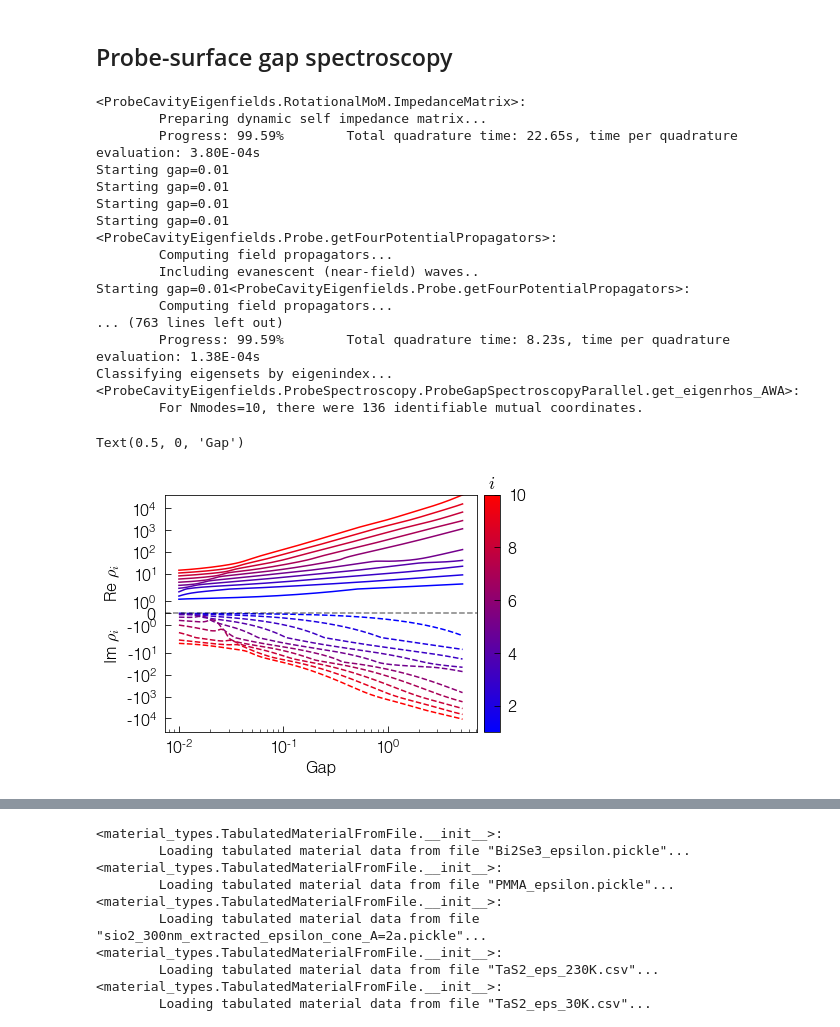
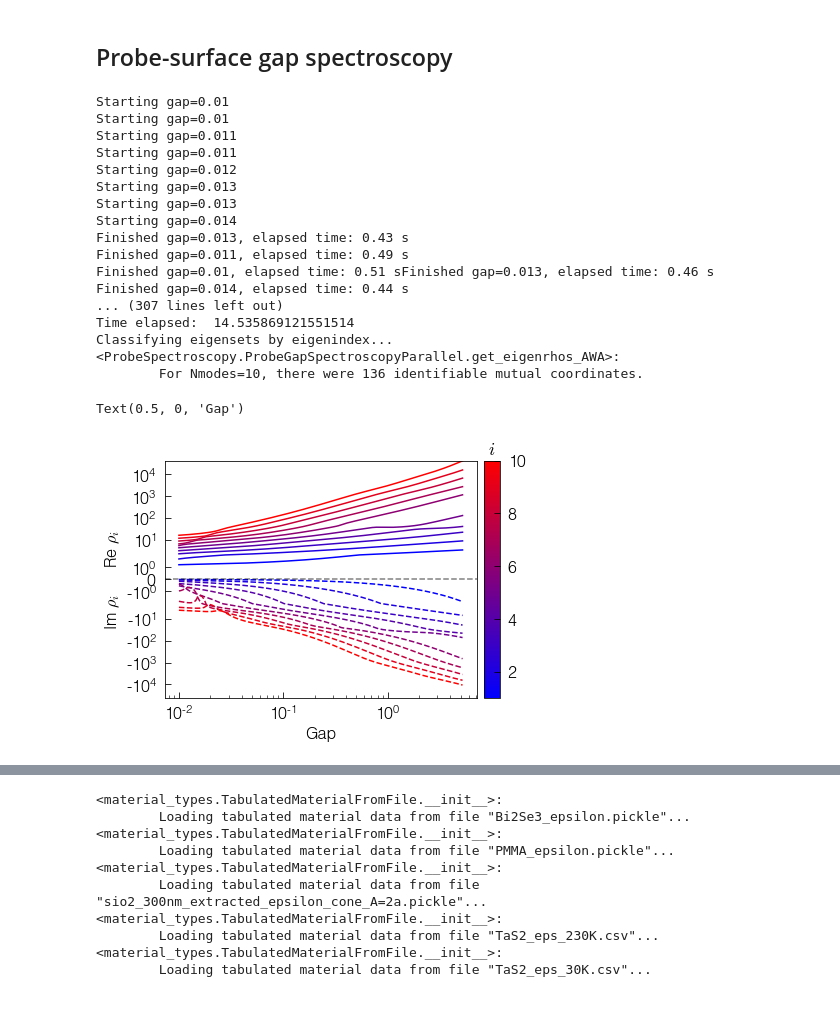
Before and after one commit to asmcleod/ProbeCavityEigenfields, a Jupyter notebook: Notebooks/Examples/PCE Demonstration.ipynb, the cells around one changed output, grey strips where cells are left out. Drawn from its saved outputs; the diff is of its cells as text; code cells hidden in the pictures.

```diff
--- a/Notebooks/Examples/PCE Demonstration.ipynb
+++ b/Notebooks/Examples/PCE Demonstration.ipynb
@@ -399,20 +392,18 @@ def model_func(ws,params):
 from common import numerical_recipes as numrec
 # %%
 #--- Fit this pole
-n=4
-P=1/rhos[n]
+n=0
+X=1/rhos[n]
 
 #--- Initial guess
 params0=[.3]
-for w1 in np.logspace(0,2,20)*.0003:
+for w1 in np.logspace(0,2,10)*.0003:
     params0+=[.05,w1,w1/3]
 
 #--- Nonlinear least-squares (scipy.optimize.leastsq = Levenberg-Marquardt algo.)
-n=0
-P=1/rhos[n] #Fit this pole
-result=numrec.ParameterFit(freqs,P,model_func,params0,\
+result=numrec.ParameterFit(freqs,X,model_func,params0,\
                          limits=None,relative_error=False,\
-                         verbose=False,error_exp=3,
+                         verbose=False,error_exp=4,
                           ftol=1.49012e-12)[0]
 # %%
 #--- Compare model pole to actual
@@ -443,16 +433,0 @@ Ptest.imag.plot(color='b',ls='--')
-# %%
-#--- Fit this pole
-n=4
-P=1/rhos[n]
-
-#--- Initial guess
-#params0=[.3]
-#for w1 in np.linspace(.001,.005,20):
-#    params0+=[.05,w1,.001/3]
-params0=params
-
-#--- Nonlinear least-squares (scipy.optimize.leastsq = Levenberg-Marquardt algo.)
-params=numrec.ParameterFit(freqs,P,model_func,params0,\
-                         limits=None,relative_error=False,\
-                         verbose=False,error_exp=1,
-                          ftol=1.49012e-15)[0]
@@ -485,30 +530,40 @@ Ptest.imag.plot(color='b',ls='--')
 # %% [markdown]
 ## Probe-surface gap spectroscopy
+# %%
+#--- Define function that will run our spectroscopy
+# Make it auto-pickling so that subsequent `get..` calls reload rather than recompute the result
+
+gaps = np.logspace(-2,1,150)
+
+@misc.autopickle('ProbeGapSpectroscopy_taper=%i.pickle'%taper_angle)
+def getGapSpectroscopy(P, gaps=gaps):
+
+    return P.gapSpectroscopy(gaps,Nkappas=244*4,Nmodes=20,
+                                        recompute=True)
 # %%
-GapSpectroscopy = P.gapSpectroscopy(gaps=np.logspace(-2,1,150),Nkappas=244*4,Nmodes=20,
-                                    recompute=True)
+GapSpectroscopy = getGapSpectroscopy(P,recompute=True)
 GapSpectroscopy.plot_eigenrhos()
 plt.gcf().axes[0].set_xlabel('Gap')
 # %% [output]
-<ProbeCavityEigenfields.RotationalMoM.ImpedanceMatrix>:
-        Preparing dynamic self impedance matrix...
-        Progress: 99.59%        Total quadrature time: 22.65s, time per quadrature evaluation: 3.80E-04s
 Starting gap=0.01
 Starting gap=0.01
-Starting gap=0.01
-Starting gap=0.01
-<ProbeCavityEigenfields.Probe.getFourPotentialPropagators>:
-        Computing field propagators...
-        Including evanescent (near-field) waves..
-Starting gap=0.01<ProbeCavityEigenfields.Probe.getFourPotentialPropagators>:
-        Computing field propagators...
-... (763 lines left out)
-        Progress: 99.59%        Total quadrature time: 8.23s, time per quadrature evaluation: 1.38E-04s
+Starting gap=0.011
+Starting gap=0.011
+Starting gap=0.012
+Starting gap=0.013
+Starting gap=0.013
+Starting gap=0.014
+Finished gap=0.013, elapsed time: 0.43 s
+Finished gap=0.011, elapsed time: 0.49 s
+Finished gap=0.01, elapsed time: 0.51 sFinished gap=0.013, elapsed time: 0.46 s
+Finished gap=0.014, elapsed time: 0.44 s
+... (307 lines left out)
+Time elapsed:  14.535869121551514
 Classifying eigensets by eigenindex...
-<ProbeCavityEigenfields.ProbeSpectroscopy.ProbeGapSpectroscopyParallel.get_eigenrhos_AWA>:
+<ProbeSpectroscopy.ProbeGapSpectroscopyParallel.get_eigenrhos_AWA>:
         For Nmodes=10, there were 136 identifiable mutual coordinates.
 Text(0.5, 0, 'Gap')
-[figure, old version]
+[figure, new version]
 # %%
 Encoding = PS.EncodedEigenfields(GapSpectroscopy,gap0=1,Nmodes=20,Nkappas=244*4)
 # %% [output]
```
Also changed, not shown: parts of 16 cells of this notebook, 2 other files.
